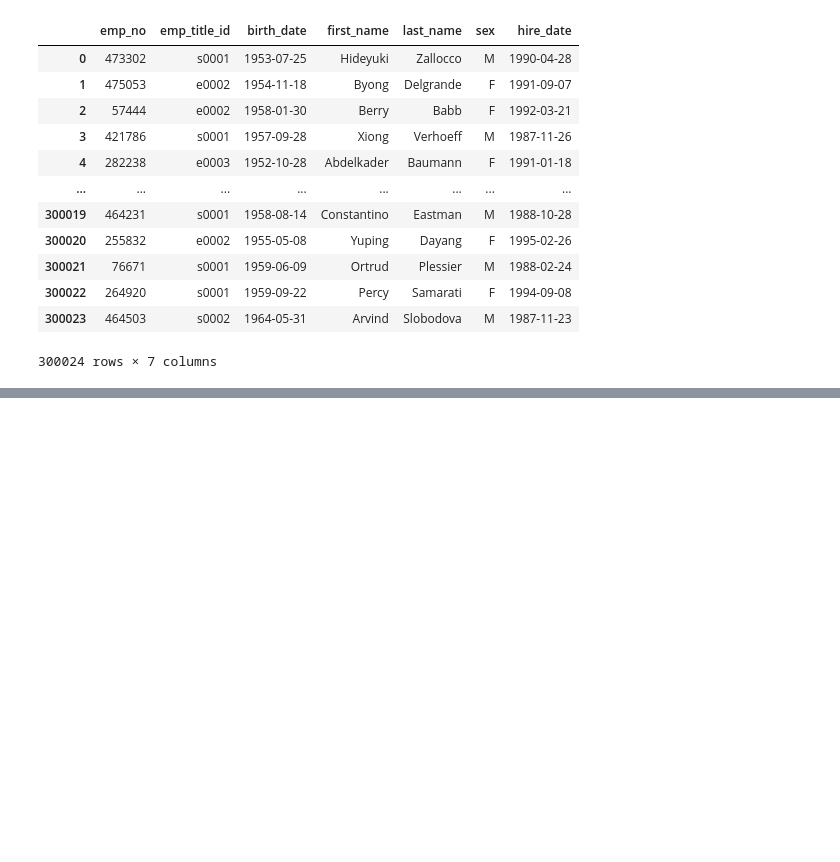
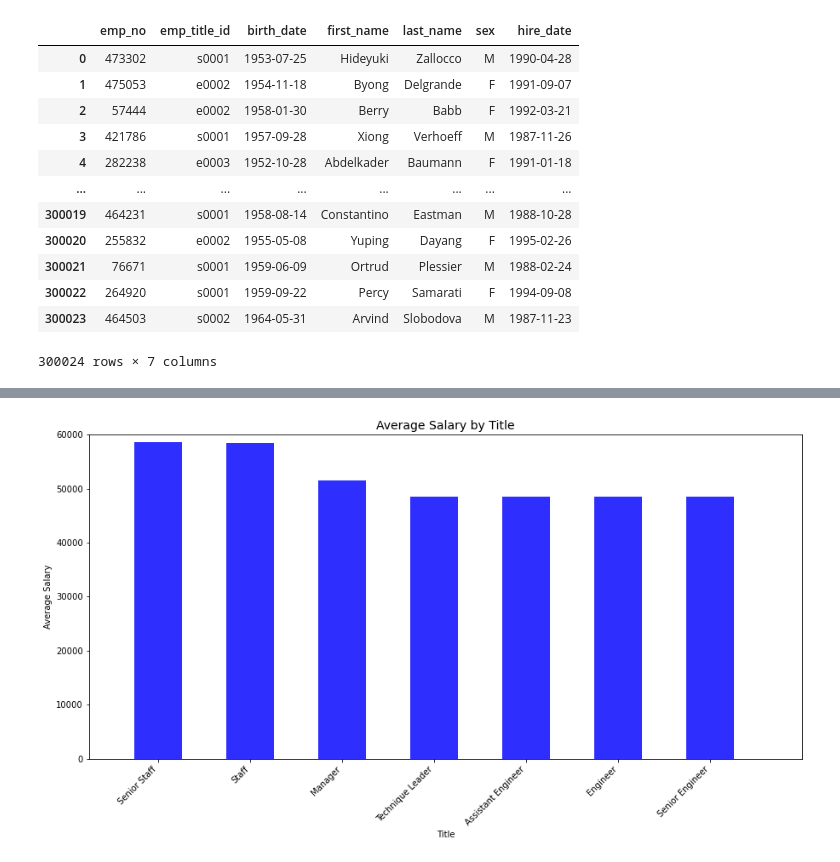
Before and after one commit to alfonsocamero/sql-challenge, a Jupyter notebook: employee_info.ipynb, the cells around one changed output, grey strips where cells are left out. Cells and saved outputs as stored; diff of their text form; code cells hidden in the pictures; blank space fills up the shorter version.

```diff
--- a/employee_info.ipynb
+++ b/employee_info.ipynb
@@ -70,0 +72,15 @@ avgsal_by_tit_df
+# %%
+x_axis = np.arange(len(avgsal_by_tit_df))
+tick_locations = [value for value in x_axis]
+plt.figure(figsize=(15,7))
+avgsal_by_tit_df = avgsal_by_tit_df.sort_values("avg_salary", ascending = False)
+plt.bar(x_axis, avgsal_by_tit_df["avg_salary"], color = "blue", alpha = 0.82, width = .52, align="center")
+plt.xticks(tick_locations, avgsal_by_tit_df["title"], rotation="45", horizontalalignment = "right")
+plt.xlim(-0.75, len(x_axis))
+plt.ylim(0, 60000)
+plt.title("Average Salary by Title", fontsize = 14)
+plt.xlabel("Title")
+plt.ylabel("Average Salary")
+plt.show()
+# %% [output]
+[figure, added]
```
Also changed, not shown: parts of 3 cells of this notebook.
